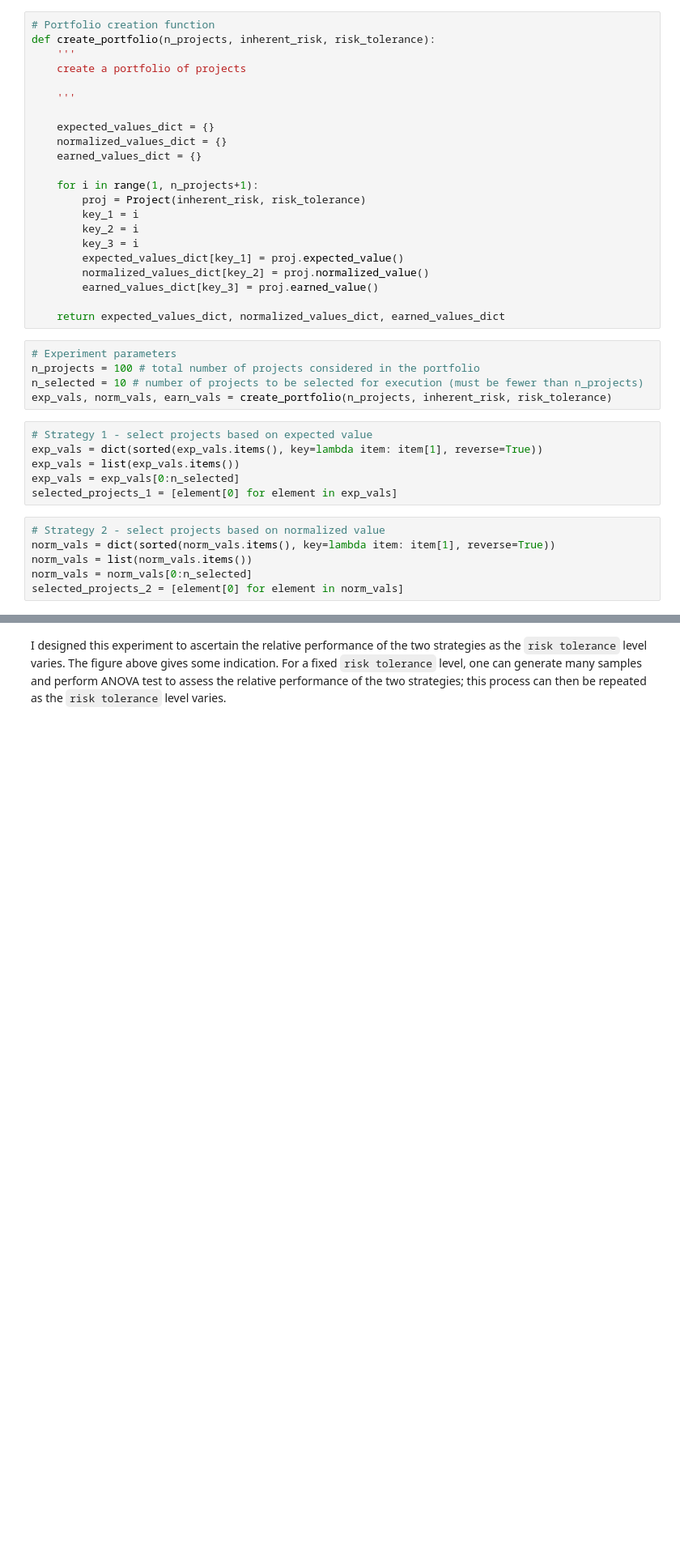
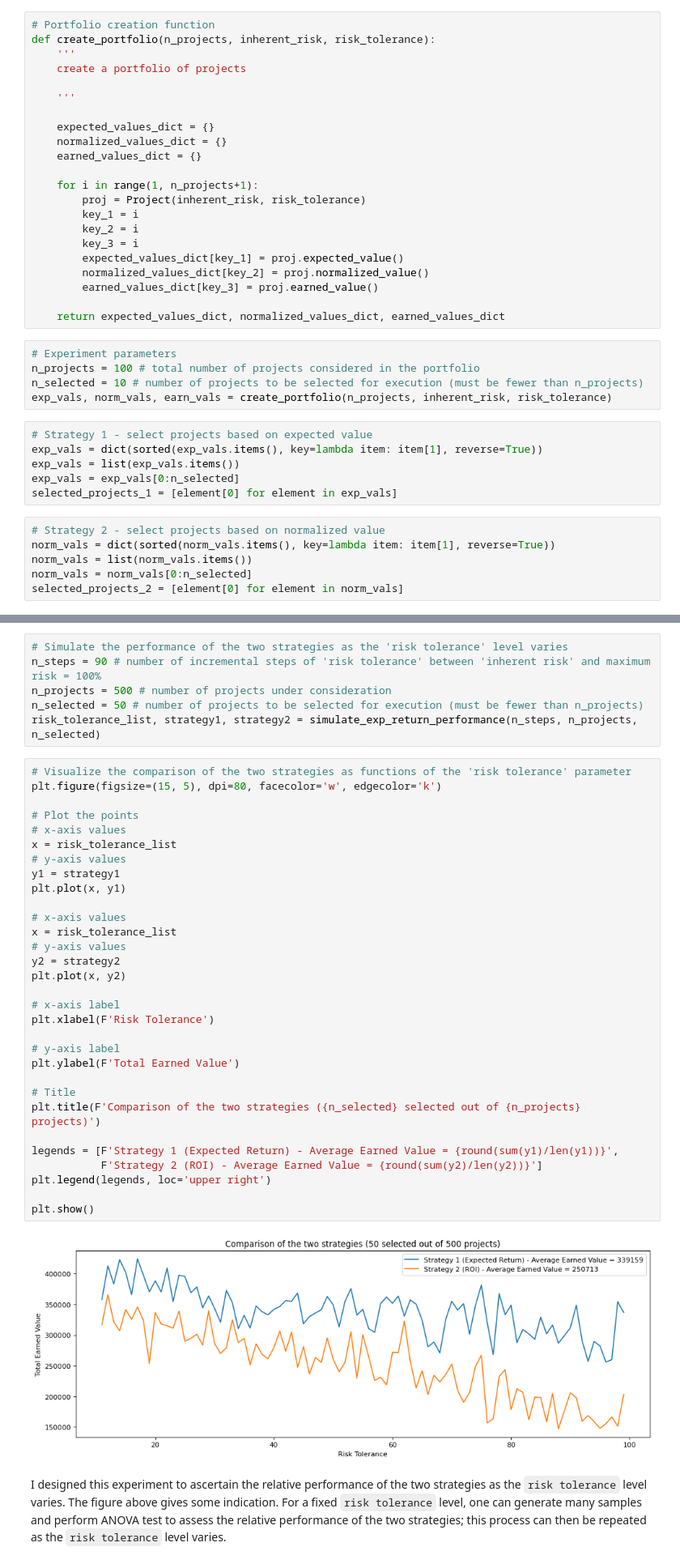
Before and after one commit to snigdhayan/ThoughtExperiments, a Jupyter notebook: MyNotebooks/PortfolioSelectionStrategies.ipynb, the cells around one changed output, grey strips where cells are left out. Shown at 81% size. Drawn from its saved outputs; the diff is of its cells as text; blank space fills up the shorter version.

Commit message:
Changed a few simulation parameters

```diff
--- a/MyNotebooks/PortfolioSelectionStrategies.ipynb
+++ b/MyNotebooks/PortfolioSelectionStrategies.ipynb
@@ -306,2 +307,41 @@ plt.show()
+# %%
+# Simulate the performance of the two strategies as the 'risk tolerance' level varies
+n_steps = 90 # number of incremental steps of 'risk tolerance' between 'inherent risk' and maximum risk = 100%
+n_projects = 500 # number of projects under consideration
+n_selected = 50 # number of projects to be selected for execution (must be fewer than n_projects)
+risk_tolerance_list, strategy1, strategy2 = simulate_exp_return_performance(n_steps, n_projects, n_selected)
+# %%
+# Visualize the comparison of the two strategies as functions of the 'risk tolerance' parameter
+plt.figure(figsize=(15, 5), dpi=80, facecolor='w', edgecolor='k')
+
+# Plot the points
+# x-axis values
+x = risk_tolerance_list
+# y-axis values
+y1 = strategy1
+plt.plot(x, y1)
+
+# x-axis values
+x = risk_tolerance_list
+# y-axis values
+y2 = strategy2
+plt.plot(x, y2)
+
+# x-axis label
+plt.xlabel(F'Risk Tolerance')
+
+# y-axis label
+plt.ylabel(F'Total Earned Value')
+
+# Title
+plt.title(F'Comparison of the two strategies ({n_selected} selected out of {n_projects} projects)')
+
+legends = [F'Strategy 1 (Expected Return) - Average Earned Value = {round(sum(y1)/len(y1))}',
+           F'Strategy 2 (ROI) - Average Earned Value = {round(sum(y2)/len(y2))}']
+plt.legend(legends, loc='upper right')
+
+plt.show()
+# %% [output]
+[figure, added]
 # %% [markdown]
 I designed this experiment to ascertain the relative performance of the two strategies as the `risk tolerance` level varies. The figure above gives some indication. For a fixed `risk tolerance` level, one can generate many samples and perform ANOVA test to assess the relative performance of the two strategies; this process can then be repeated as the `risk tolerance` level varies.
```
Also changed, not shown: parts of 9 cells of this notebook.
